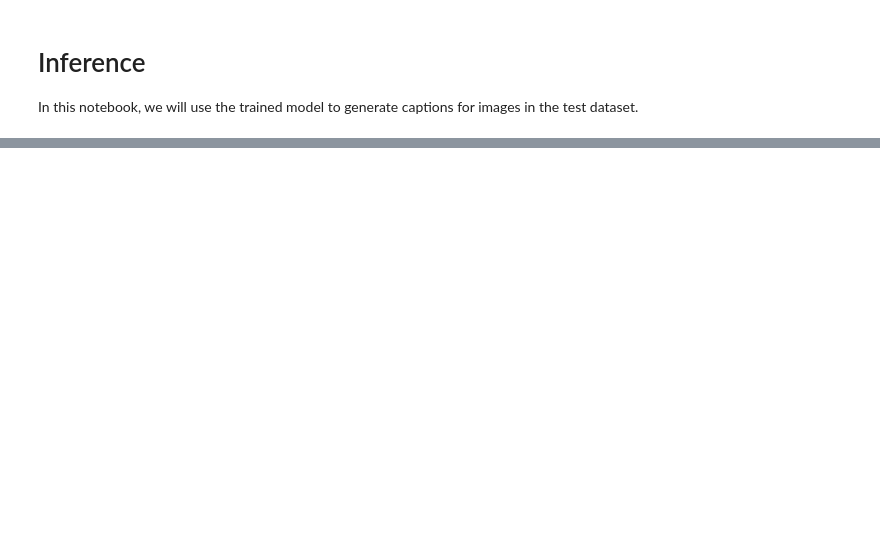
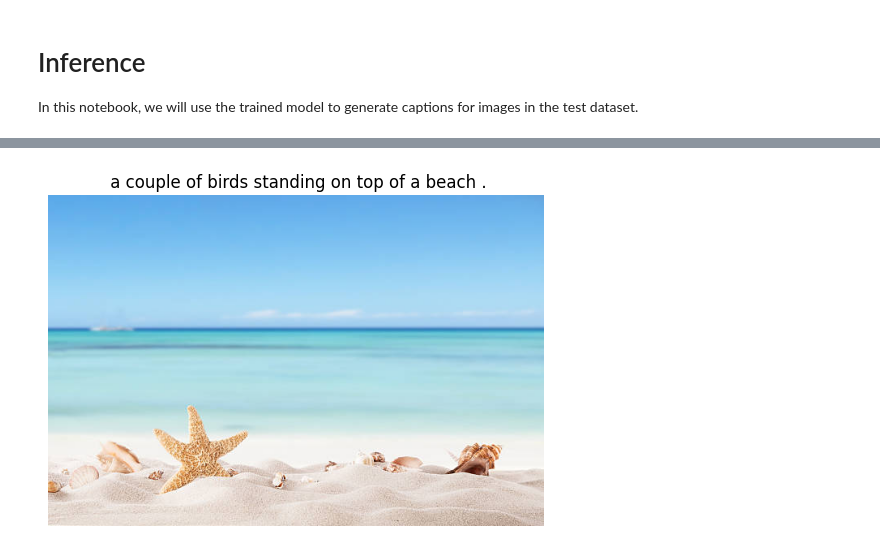
Before and after one commit to mrgransky/ImACCESS, a Jupyter notebook: Inference.ipynb, the cells around one changed output, grey strips where cells are left out. Drawn from its saved outputs; the diff is of its cells as text; code cells hidden in the pictures; blank space fills up the shorter version.

```diff
--- a/Inference.ipynb
+++ b/Inference.ipynb
@@ -14,6 +31,7 @@ import matplotlib.pyplot as plt
 # %%
 # Define the device
 device = torch.device("cuda" if torch.cuda.is_available() else "cpu")
+print(f"Using Device: {device}")
 
 # Set the necessary parameters
 embed_size = 256  # Assuming it's the same as during training
@@ -33,14 +51,3 @@ decoder = DecoderRNN(embed_size, hidden_size, vocab_size)
 # Moving models to the appropriate device
 encoder.to(device)
 decoder.to(device)
-
-# Load the trained weights
-encoder_file = "encoder-3.pkl"  # Update with the appropriate file name
-decoder_file = "decoder-3.pkl"  # Update with the appropriate file name
-
-encoder.load_state_dict(torch.load(os.path.join("./models", encoder_file)))
-decoder.load_state_dict(torch.load(os.path.join("./models", decoder_file)))
-
-# Set models to evaluation mode
-encoder.eval()
-decoder.eval()
@@ -46,0 +61,15 @@ decoder.eval()
+# %%
+num_epochs = 3  # training epochs
+encoder_fname = f"encoder_{num_epochs}_nEpochs.pkl"
+decoder_fname = f"decoder_{num_epochs}_nEpochs.pkl"
+
+print(f"Encoder fpath: {os.path.join(models_dir, encoder_fname)}")
+print(f"Decoder fpath: {os.path.join(models_dir, decoder_fname)}")
+
+# Loading the trained weights
+encoder.load_state_dict(torch.load(os.path.join(models_dir, encoder_fname)))
+decoder.load_state_dict(torch.load(os.path.join(models_dir, decoder_fname)))
+
+# Set models to evaluation mode
+encoder.eval()
+decoder.eval()
@@ -47 +84,3 @@ decoder.eval()
+# %%
+tst_img_dir = "TEST_IMGs"
 # %%
@@ -83,0 +131,12 @@ plt.show()
+# %%
+generate_caption(
+  # img_source="https://www.thenexttrip.xyz/wp-content/uploads/2022/08/San-Diego-Instagram-Spots-2-820x1025.jpg" # beach lady
+  # img_source="https://www.sunnylife.com.au/cdn/shop/articles/Instagram_1068_1024x1024.jpg" # beach lady checking phone
+  # img_source="https://d3h7nocoh5wnls.cloudfront.net/medium_65f863d2b8a8f574defc0222_Cowgirl_20_Instagram_20_Captions_20_8_e9b3ef13bc.webp" # standing woman holding rope
+  # img_source="https://d3h7nocoh5wnls.cloudfront.net/medium_65f863d2b8a8f574defc058b_One_Word_Joshua_Tree_Captions_0bc104498d.webp"
+  # img_source="https://hips.hearstapps.com/hmg-prod/images/beach-summer-instagram-captions-1621880365.jpg" # wonderful result
+  img_source="https://media.istockphoto.com/id/498168409/photo/summer-beach-with-strafish-and-shells.jpg?s=612x612&w=0&k=20&c=_SCAILCSzeekYQQAc94-rlAkj7t_1VmiqOb5DmVo_kE="
+  # img_source="baseball.jpeg"
+)
+# %% [output]
+[figure, added]
```
Also changed, not shown: parts of 8 cells of this notebook, 8 other files.
